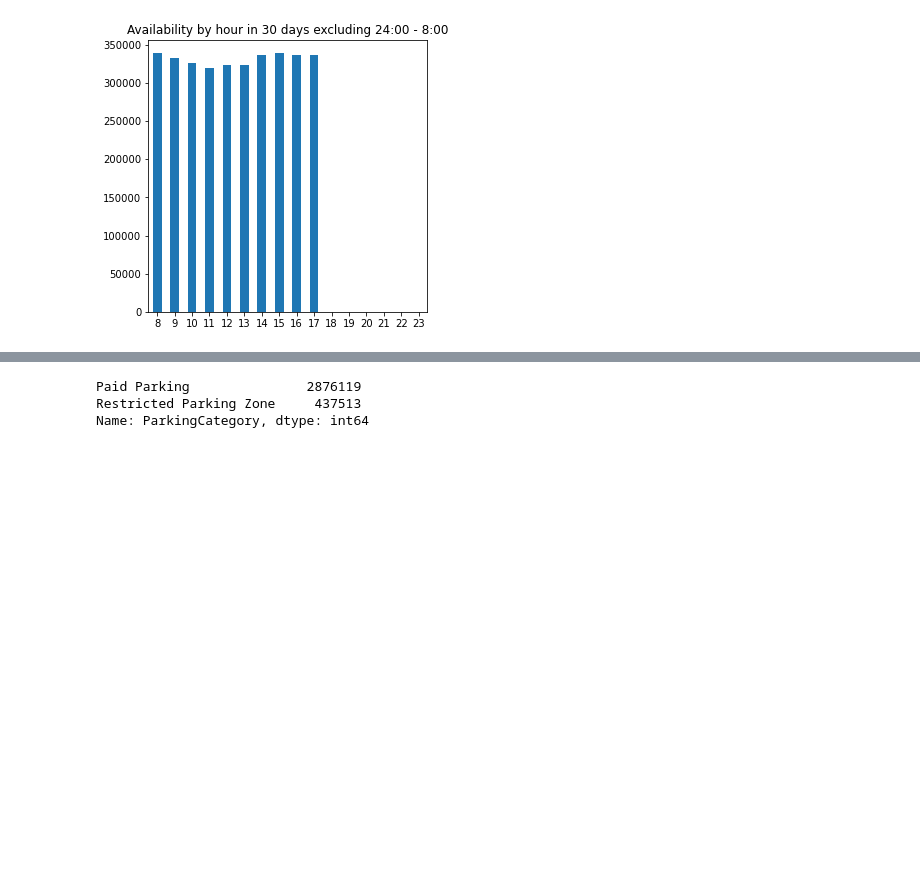
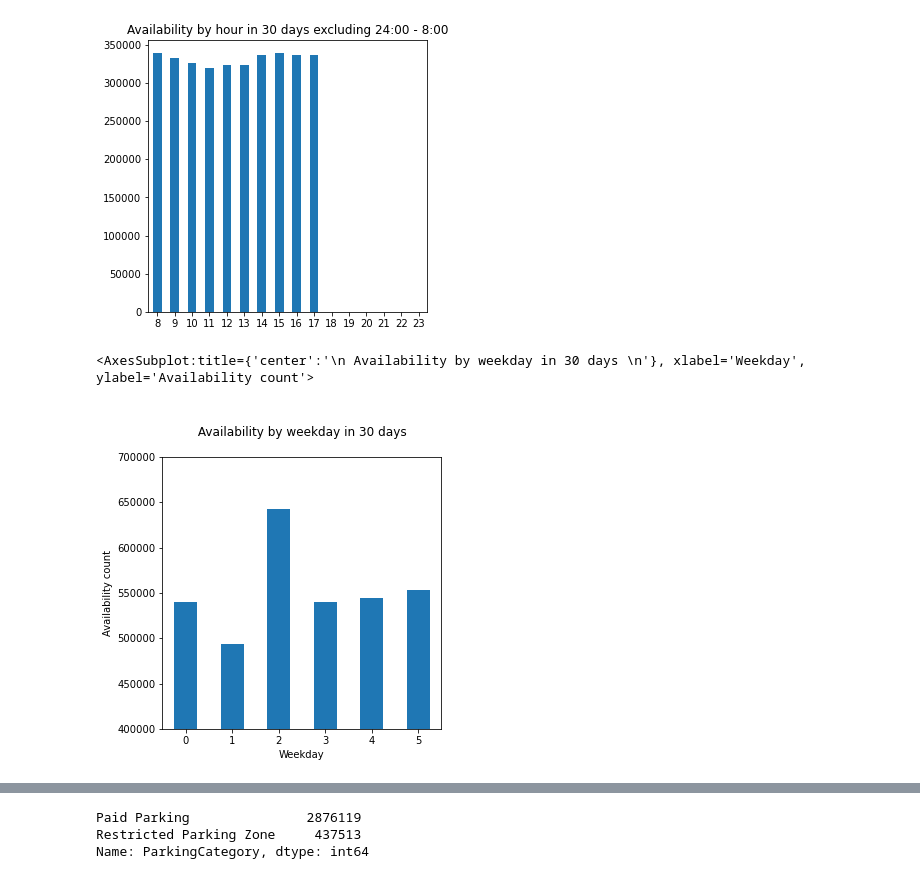
Before and after one commit to binhuiyun/cs6220-data-project, a Jupyter notebook: parking/data_visualization.ipynb, the cells around one changed output, grey strips where cells are left out. Saved outputs shown, nothing was run; the diff lists cells and outputs as text; code cells hidden in the pictures; blank space fills up the shorter version.

```diff
--- a/parking/data_visualization.ipynb
+++ b/parking/data_visualization.ipynb
@@ -67,4 +106,13 @@ hour.plot.bar(title="Availability by hour in 30 days excluding 24:00 - 8:00", ro
 # %% [output]
 <AxesSubplot:title={'center':'Availability by hour in 30 days excluding 24:00 - 8:00'}>
 [figure]
+# %%
+day = df_has_available['DayOfTheWeek'].value_counts().sort_index()
+day.plot.bar(title="\n Availability by weekday in 30 days \n",
+xlabel='Weekday', ylabel='Availability count',
+ylim=(400000,700000),
+rot=0,figsize=(5, 5))
+# %% [output]
+<AxesSubplot:title={'center':'\n Availability by weekday in 30 days \n'}, xlabel='Weekday', ylabel='Availability count'>
+[figure, added]
 # %%
```
Also changed, not shown: parts of 14 cells of this notebook.
